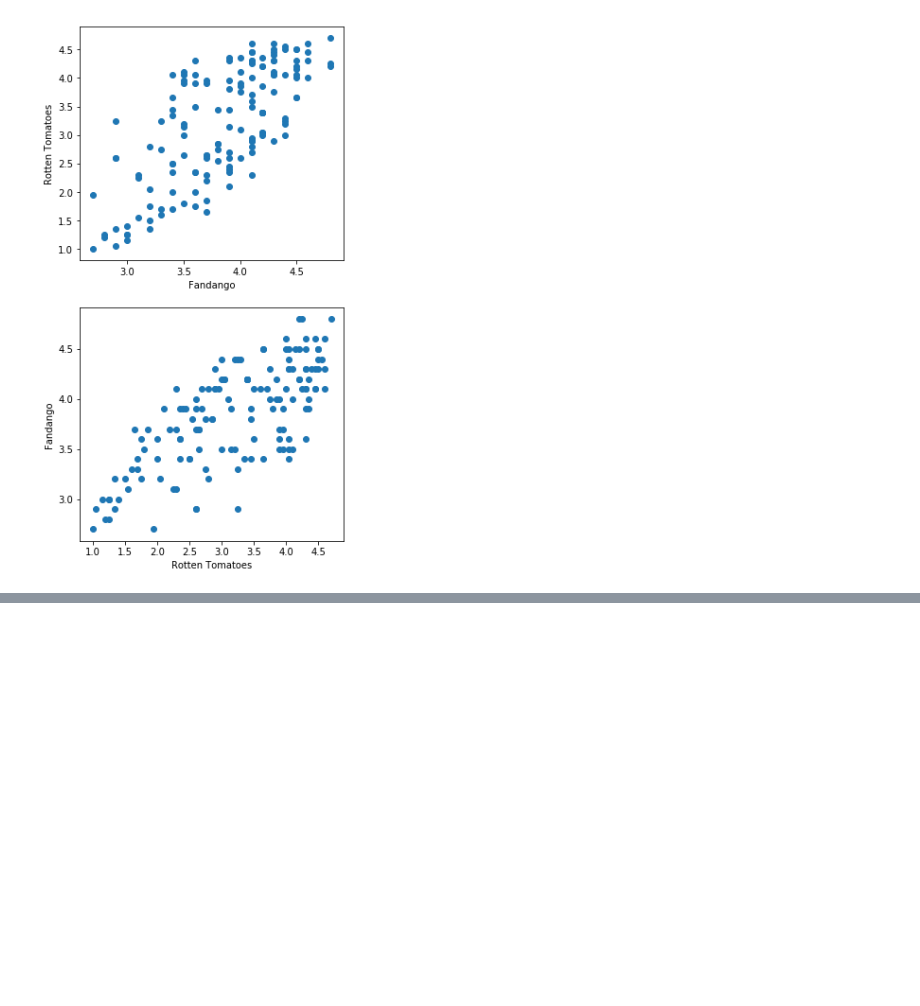
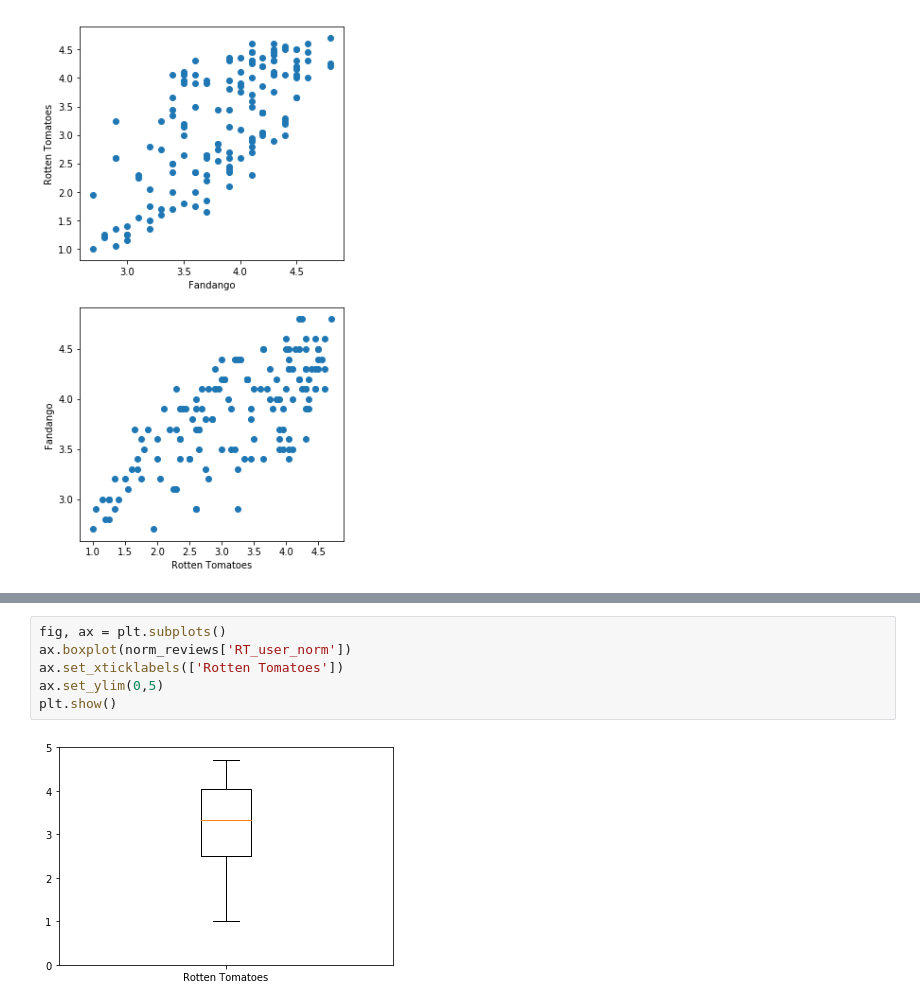
Before and after one commit to natekotila/DataQuestProjects, a Jupyter notebook: fandango/FandangoVisualization.ipynb, the cells around one changed output, grey strips where cells are left out. Drawn from its saved outputs; the diff is of its cells as text; blank space fills up the shorter version.

```diff
--- a/fandango/FandangoVisualization.ipynb
+++ b/fandango/FandangoVisualization.ipynb
@@ -116,0 +173,8 @@ plt.show()
+# %%
+fig, ax = plt.subplots()
+ax.boxplot(norm_reviews['RT_user_norm'])
+ax.set_xticklabels(['Rotten Tomatoes'])
+ax.set_ylim(0,5)
+plt.show()
+# %% [output]
+[figure, added]
```
Also changed, not shown: parts of 5 cells of this notebook, 1 other file.
